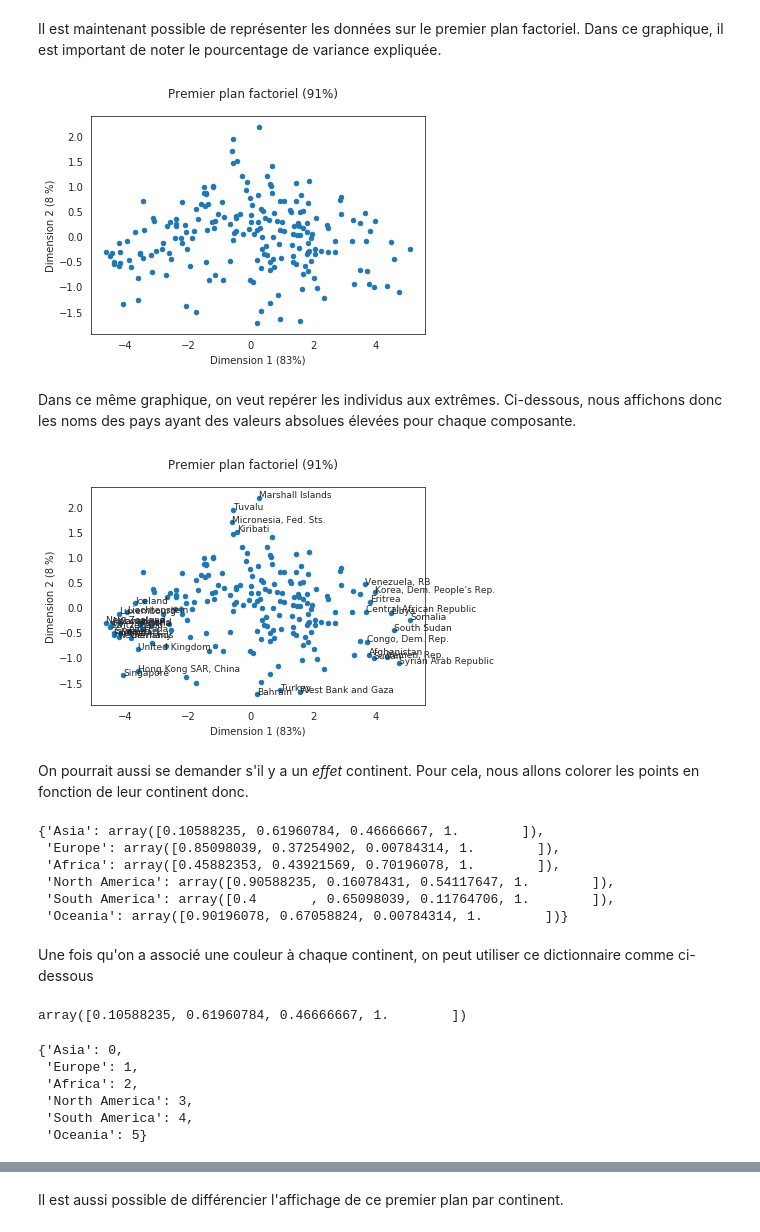
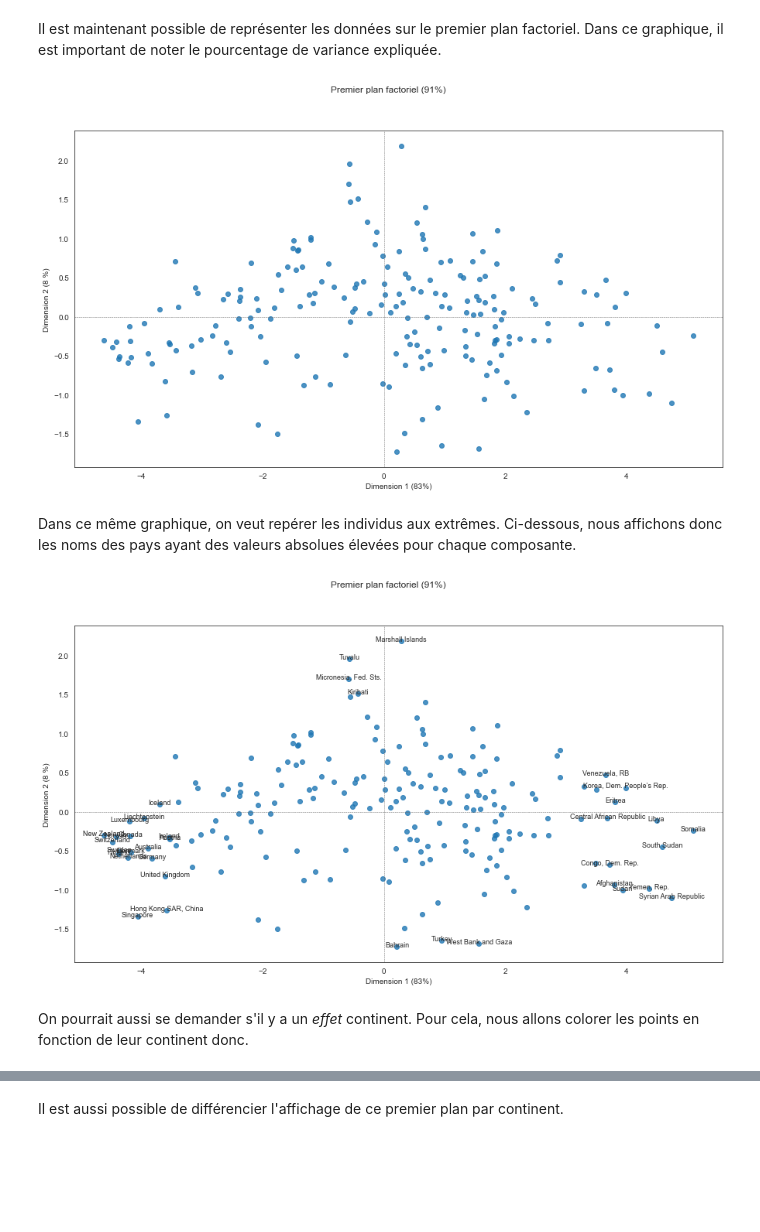
Before and after one commit to fxjollois/cours-2020-2021, a Jupyter notebook: lp-iot--python-ds/seance2-ACP-classif.ipynb, the cells around one changed output, grey strips where cells are left out. Drawn from its saved outputs; the diff is of its cells as text; code cells hidden in the pictures; blank space fills up the shorter version.

```diff
--- a/lp-iot--python-ds/seance2-ACP-classif.ipynb
+++ b/lp-iot--python-ds/seance2-ACP-classif.ipynb
@@ -121,59 +120,37 @@ WGI_pca_df.head()
 # %% [markdown]
 Il est maintenant possible de représenter les données sur le premier plan factoriel. Dans ce graphique, il est important de noter le pourcentage de variance expliquée.
 # %%
-WGI_pca_df.plot.scatter("Dim1", "Dim2") # nuage de points
+plt.figure(figsize = (15, 8))
+plt.axvline(x = 0, linewidth = .5, color = "dimgray", linestyle = "--")
+plt.axhline(y = 0, linewidth = .5, color = "dimgray", linestyle = "--")
+seaborn.regplot(data = WGI_pca_df, x = "Dim1", y = "Dim2", fit_reg = False)
 plt.xlabel("Dimension 1 (83%)") # modification du nom de l'axe X
 plt.ylabel("Dimension 2 (8 %)") # idem pour axe Y
 plt.suptitle("Premier plan factoriel (91%)") # titre général
 plt.show()
 # %% [output]
-[figure, old version]
+[figure, new version]
 # %% [markdown]
 Dans ce même graphique, on veut repérer les individus aux extrêmes. Ci-dessous, nous affichons donc les noms des pays ayant des valeurs absolues élevées pour chaque composante.
 # %%
 # utilisation de subplots nécessaire car annotation du graphique
-fig, ax = plt.subplots()
-WGI_pca_df.plot.scatter("Dim1", "Dim2", ax = ax) # l'option ax permet de placer les points et le texte sur le même graphique
+fig, ax = plt.subplots(figsize=(15,8))
+plt.axvline(x = 0, linewidth = .5, color = "dimgray", linestyle = "--")
+plt.axhline(y = 0, linewidth = .5, color = "dimgray", linestyle = "--")
+
+# l'option ax permet de placer les points et le texte sur le même graphique
+seaborn.regplot(data = WGI_pca_df, x = "Dim1", y = "Dim2", fit_reg = False, ax = ax)
 
 # boucle sur chaque pays
 for k in WGI_pca_df.iterrows():
     # annotation uniquement si valeur absolue sur une de 2 dimensions importantes (valeurs choisies empiriquement)
     if (abs(k[1]['Dim1']) > 3.5) | (abs(k[1]['Dim2']) > 1.5):
-        ax.annotate(k[1]["Country"], (k[1]['Dim1'], k[1]['Dim2']), fontsize = 9)
+        ax.annotate(k[1]["Country"], (k[1]['Dim1'], k[1]['Dim2']), fontsize = 9, ha = "center")
 plt.xlabel("Dimension 1 (83%)")
 plt.ylabel("Dimension 2 (8 %)")
 plt.suptitle("Premier plan factoriel (91%)")
 plt.show()
 # %% [output]
-[figure, old version]
+[figure, new version]
 # %% [markdown]
 On pourrait aussi se demander s'il y a un *effet* continent. Pour cela, nous allons colorer les points en fonction de leur continent donc.
-# %%
-# permet de créer une palette de couleurs, basée sur Color Brewer
-palette = plt.get_cmap("Dark2")
-# associe une couleur à chaque continent (cf ci-dessous)
-couleurs = dict(zip(WGI_pca_df["Continent"].drop_duplicates(), palette(range(6))))
-couleurs
-# %% [output]
-{'Asia': array([0.10588235, 0.61960784, 0.46666667, 1.        ]),
- 'Europe': array([0.85098039, 0.37254902, 0.00784314, 1.        ]),
- 'Africa': array([0.45882353, 0.43921569, 0.70196078, 1.        ]),
- 'North America': array([0.90588235, 0.16078431, 0.54117647, 1.        ]),
- 'South America': array([0.4       , 0.65098039, 0.11764706, 1.        ]),
- 'Oceania': array([0.90196078, 0.67058824, 0.00784314, 1.        ])}
-# %% [markdown]
-Une fois qu'on a associé une couleur à chaque continent, on peut utiliser ce dictionnaire comme ci-dessous
-# %%
-couleurs["Asia"]
-# %% [output]
-array([0.10588235, 0.61960784, 0.46666667, 1.        ])
-# %%
-position = dict(zip(couleurs.keys(), range(6)))
-position
-# %% [output]
-{'Asia': 0,
- 'Europe': 1,
- 'Africa': 2,
- 'North America': 3,
- 'South America': 4,
- 'Oceania': 5}
```
Also changed, not shown: parts of 22 cells of this notebook, 1 other file.
